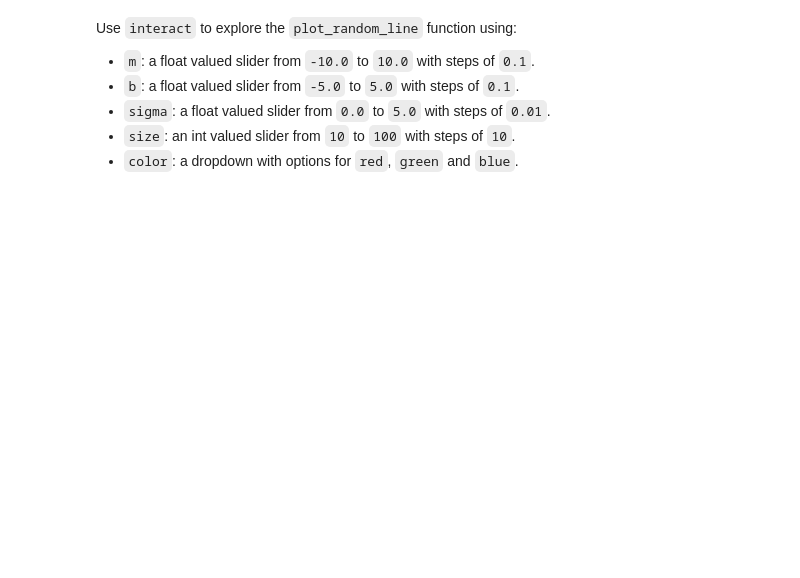
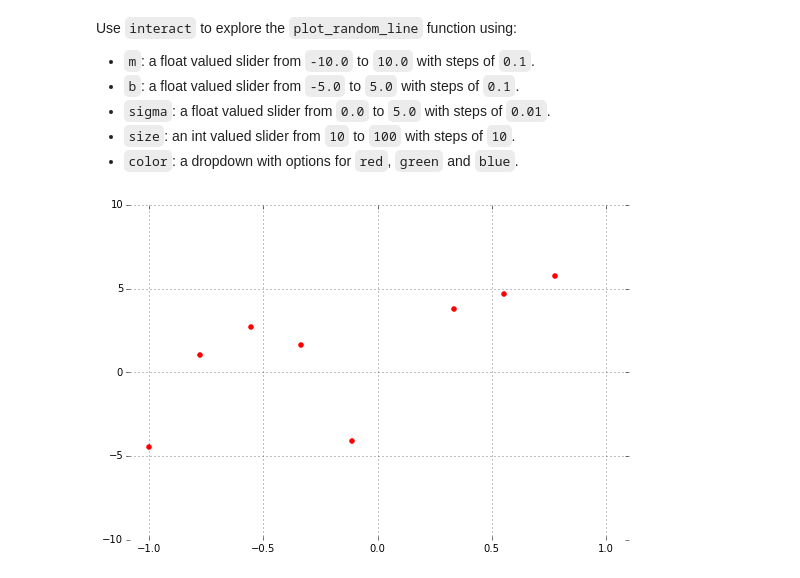
Before and after one commit to phungkh/phys202-2015-work, a Jupyter notebook: assignments/assignment05/InteractEx04.ipynb, the cells around one changed output. Drawn from its saved outputs; the diff is of its cells as text; code cells hidden in the pictures; blank space fills up the shorter version.

```diff
--- a/assignments/assignment05/InteractEx04.ipynb
+++ b/assignments/assignment05/InteractEx04.ipynb
@@ -43,6 +41,15 @@ def random_line(m, b, sigma, size=10):
     y : array of floats
         The array of y values for the lines with `size` points.
     """
+    x=np.linspace(-1.0,1.0,size)
+    N=np.empty(size)
+    if sigma==0.0: #I received some help from classmates here
+        y=m*x+b
+    else:
+        for i in range(size):
+            N[i]=np.random.normal(0,sigma**2)
+        y=m*x+b+N
+    return(x,y)
 # %%
 m = 0.0; b = 1.0; sigma=0.0; size=3
 x, y = random_line(m, b, sigma, size)
@@ -66,10 +73,22 @@ def ticks_out(ax):
     """Move the ticks to the outside of the box."""
     ax.get_xaxis().set_tick_params(direction='out', width=1, which='both')
     ax.get_yaxis().set_tick_params(direction='out', width=1, which='both')
-# %%
-def plot_random_line(m, b, sigma, size=10, color='red'):
-    """Plot a random line with slope m, intercept b and size points."""
-    # YOUR CODE HERE
-    raise NotImplementedError()
+# %%
+def plot_random_line(m, b, sigma, size=10, color='red'):
+    """Plot a random line with slope m, intercept b and size points."""
+    x=np.linspace(-1.0,1.0,size)
+    N=np.empty(size)
+    if sigma==0.0:
+        y=m*x+b
+    else:
+        for i in range(size):
+            N[i]=np.random.normal(0,sigma**2)
+        y=m*x+b+N
+    plt.figure(figsize=(9,6))
+    plt.scatter(x,y,color=color)
+    plt.xlim(-1.1,1.1)
+    plt.ylim(-10.0,10.0)
+    plt.box(False)
+    plt.grid(True)
 # %%
 plot_random_line(5.0, -1.0, 2.0, 50)
@@ -89,2 +107,6 @@ raise NotImplementedError()
+# %%
+interact(plot_random_line,m=(-10.0,10.0,0.1), b=(-5.0,5.0,0.1), sigma=(0.0,5.0,0.01),size=(10,100,10),color=('r','b','g'))
+# %% [output]
+[figure, added]
 # %%
 #### assert True # use this cell to grade the plot_random_line interact
```
Also changed, not shown: parts of 3 cells of this notebook, 2 other files.
